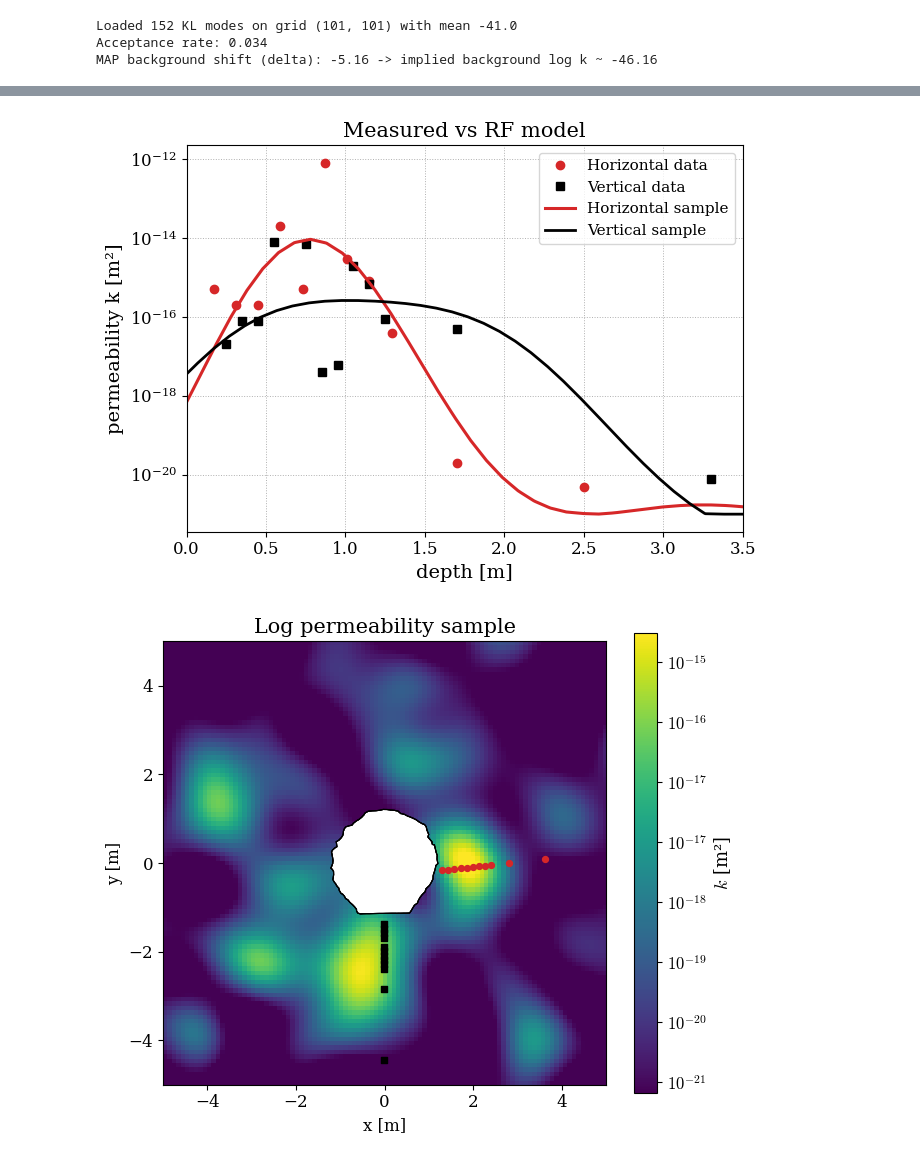
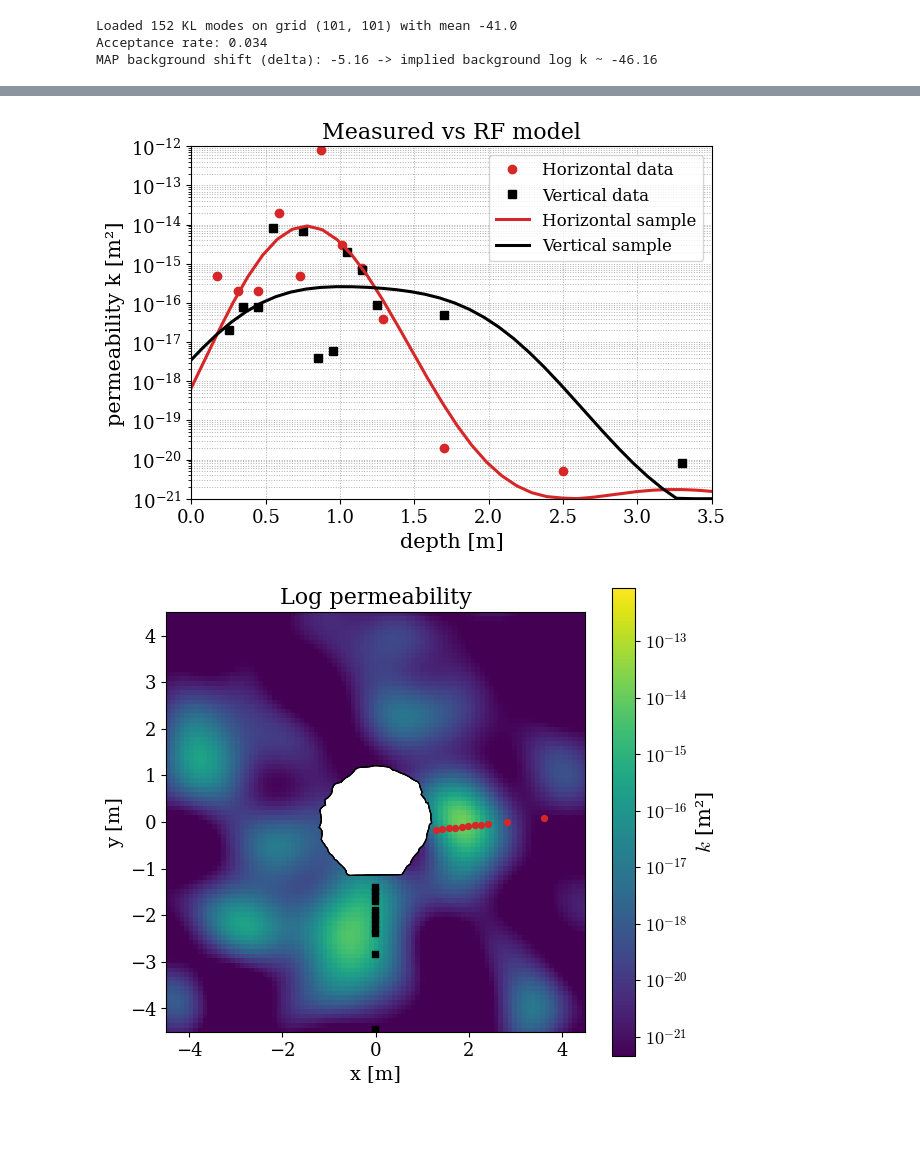
Before and after one commit to Beremi/random_field_circle, a Jupyter notebook: Bayes_square_exponential.ipynb, the cells around one changed output, grey strips where cells are left out. Drawn from its saved outputs; the diff is of its cells as text; code cells hidden in the pictures; blank space fills up the shorter version.

Commit message:
Update circular_fit.png and circular_permeability.png with new visual data representations

```diff
--- a/Bayes_square_exponential.ipynb
+++ b/Bayes_square_exponential.ipynb
@@ -374,6 +374,12 @@ v_low, v_med, v_high = np.percentile(v_slice, [5, 50, 95], axis=0)
 
 print(f"Acceptance rate: {acc_rate:.3f}")
 print(f"MAP background shift (delta): {delta_map:.2f} -> implied background log k ~ {field.mean + delta_map:.2f}")
+
+log_field_map = field.evaluate(coefficients=xi_map) + delta_map
+log_floor_vis = np.log(1e-21)
+log_ceiling_vis = np.log(1e-12)
+log_field_map = np.clip(log_field_map, log_floor_vis, log_ceiling_vis)
+vmin, vmax = log_floor_vis, log_ceiling_vis
 # %% [output]
 Loaded 152 KL modes on grid (101, 101) with mean -41.0
 Acceptance rate: 0.034
@@ -415,11 +416,6 @@ def log10_formatter(val, pos):
     exp10 = val / np.log(10.0)
     return rf"$10^{{{exp10:.0f}}}$"
 
-
-log_field_map = field.evaluate(coefficients=xi_map) + delta_map
-log_floor_vis = np.log(1e-21)
-log_field_map = np.maximum(log_floor_vis, log_field_map)
-vmin, vmax = np.nanmin(log_field_map), np.nanmax(log_field_map)
 
 fig, ax = plt.subplots(figsize=(7.5, 6.0))
 pm = ax.imshow(
@@ -438,9 +434,9 @@ ax.scatter(v_coords[:, 0], v_coords[:, 1], s=22, color=color_vertical, marker="s
 
 ax.set_xlim(-5.0, 5.0)
 ax.set_ylim(-5.0, 5.0)
-ax.set_title("MAP log permeability", fontsize=16)
-ax.set_xlabel("x [m]")
-ax.set_ylabel("y [m]")
+ax.set_title("Log permeability", fontsize=16)
+ax.set_xlabel("x [m]", fontsize=14)
+ax.set_ylabel("y [m]", fontsize=14)
 ax.tick_params(labelsize=12)
 ax.legend(loc="lower left", fontsize=12)
 
@@ -468,7 +464,7 @@ for j, idx in enumerate(idx_show, start=1):
     delta_s = float(delta_samples[idx])
     perm_pred_s = np.exp(field.mean + delta_s + design_matrix @ coeffs)
     log_field_s = field.evaluate(coefficients=coeffs) + delta_s
-    log_field_s = np.maximum(log_floor_vis, log_field_s)
+    log_field_s = np.clip(log_field_s, log_floor_vis, log_ceiling_vis)
 
     interp_s = RegularGridInterpolator((field.grid_x, field.grid_y), log_field_s, bounds_error=False, fill_value=np.nan)
     log_h_line_s = interp_s(coords_h_line)
@@ -476,21 +472,22 @@ for j, idx in enumerate(idx_show, start=1):
     h_grid_s, h_line_s = depth_line, np.exp(log_h_line_s)
     v_grid_s, v_line_s = depth_line, np.exp(log_v_line_s)
 
-    fig_fit, ax_fit = plt.subplots(figsize=(6.8, 4.9))
+    fig_fit, ax_fit = plt.subplots(figsize=(6.5, 4.6))
     ax_fit.semilogy(h_depths, h_perm, "o", color=color_horizontal, label="Horizontal data")
     ax_fit.semilogy(v_depths, v_perm, "s", color=color_vertical, label="Vertical data")
     ax_fit.semilogy(h_grid_s, h_line_s, "-", color=color_horizontal, linewidth=2.2, label="Horizontal sample")
-    ax_fit.semilogy(v_grid_s, v_line_s, "-", color=color_vertical, linewidth=2.0, label="Vertical sample")
+    ax_fit.semilogy(v_grid_s, v_line_s, "-", color=color_vertical, linewidth=2.2, label="Vertical sample")
     ax_fit.set_xlim(0.0, 3.5)
-    ax_fit.set_xlabel("depth [m]", fontsize=14)
-    ax_fit.set_ylabel("permeability k [m²]", fontsize=14)
-    ax_fit.set_title(f"Measured vs RF model", fontsize=15)
+    ax_fit.set_ylim(1e-21, 1e-12)
+    ax_fit.set_xlabel("depth [m]", fontsize=15)
+    ax_fit.set_ylabel("permeability k [m²]", fontsize=15)
+    ax_fit.set_title("Measured vs RF model", fontsize=16)
     ax_fit.grid(True, which="both", linestyle=":", linewidth=0.7)
-    ax_fit.tick_params(labelsize=12)
-    ax_fit.legend(fontsize=11)
+    ax_fit.tick_params(labelsize=13)
+    ax_fit.legend(fontsize=12)
     fig_fit.tight_layout()
 
-    fig_field, ax_field = plt.subplots(figsize=(6.6, 6.0))
+    fig_field, ax_field = plt.subplots(figsize=(6.4, 6.0))
     pcm = ax_field.imshow(
         log_field_s.T,
         origin="lower",
@@ -504,16 +501,16 @@ for j, idx in enumerate(idx_show, start=1):
     plot_segments(ax_field, niche_segments, color="k", linewidth=0.8, zorder=4)
     ax_field.scatter(h_coords[:, 0], h_coords[:, 1], s=18, color=color_horizontal, marker="o", zorder=5)
     ax_field.scatter(v_coords[:, 0], v_coords[:, 1], s=18, color=color_vertical, marker="s", zorder=5)
-    ax_field.set_xlim(-5.0, 5.0)
-    ax_field.set_ylim(-5.0, 5.0)
-    ax_field.set_title("Log permeability sample", fontsize=15)
-    ax_field.set_xlabel("x [m]")
-    ax_field.set_ylabel("y [m]")
-    ax_field.tick_params(labelsize=12)
+    ax_field.set_xlim(-4.5, 4.5)
+    ax_field.set_ylim(-4.5, 4.5)
+    ax_field.set_title("Log permeability", fontsize=16)
+    ax_field.set_xlabel("x [m]", fontsize=14)
+    ax_field.set_ylabel("y [m]", fontsize=14)
+    ax_field.tick_params(labelsize=13)
 
-    cbar = fig_field.colorbar(pcm, ax=ax_field, shrink=0.84)
-    cbar.set_label(r"$k$ [m²]", fontsize=13)
-    cbar.ax.tick_params(labelsize=12)
+    cbar = fig_field.colorbar(pcm, ax=ax_field, shrink=0.85)
+    cbar.set_label(r"$k$ [m²]", fontsize=15)
+    cbar.ax.tick_params(labelsize=13)
     cbar.formatter = FuncFormatter(log10_formatter)
     cbar.update_ticks()
     fig_field.tight_layout()
@@ -523,2 +520,2 @@ for j, idx in enumerate(idx_show, start=1):
-[figure, old version]
+[figure, new version]
-[figure, old version]
+[figure, new version]
```
Also changed, not shown: parts of 3 cells of this notebook, 4 other files.
